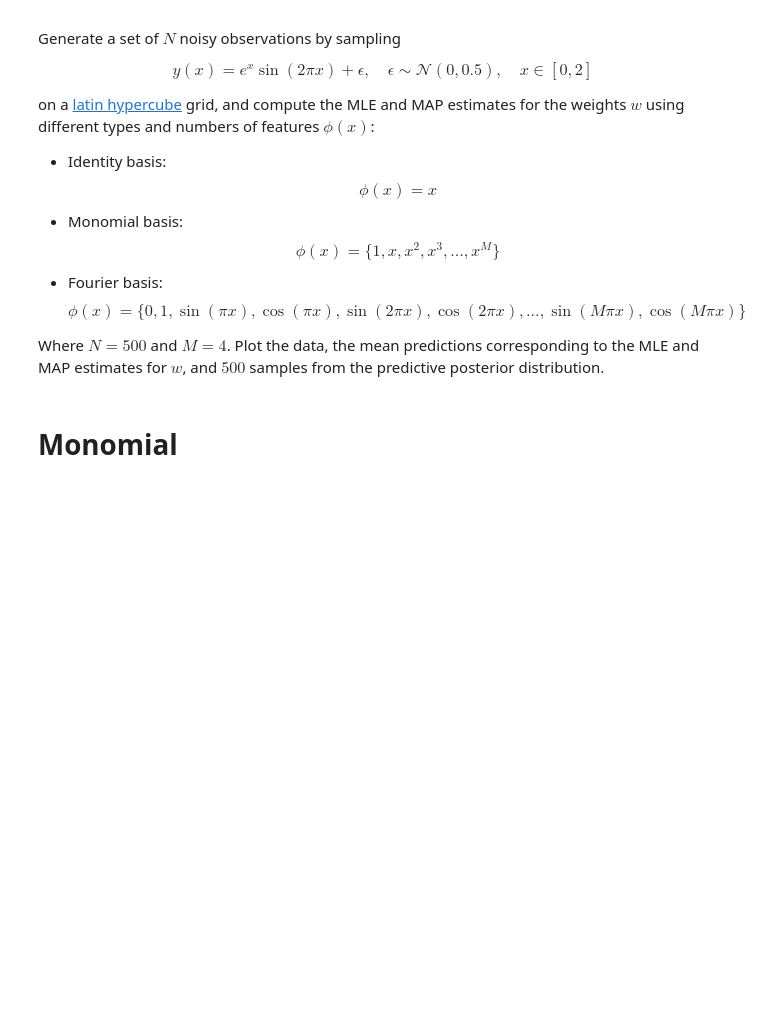
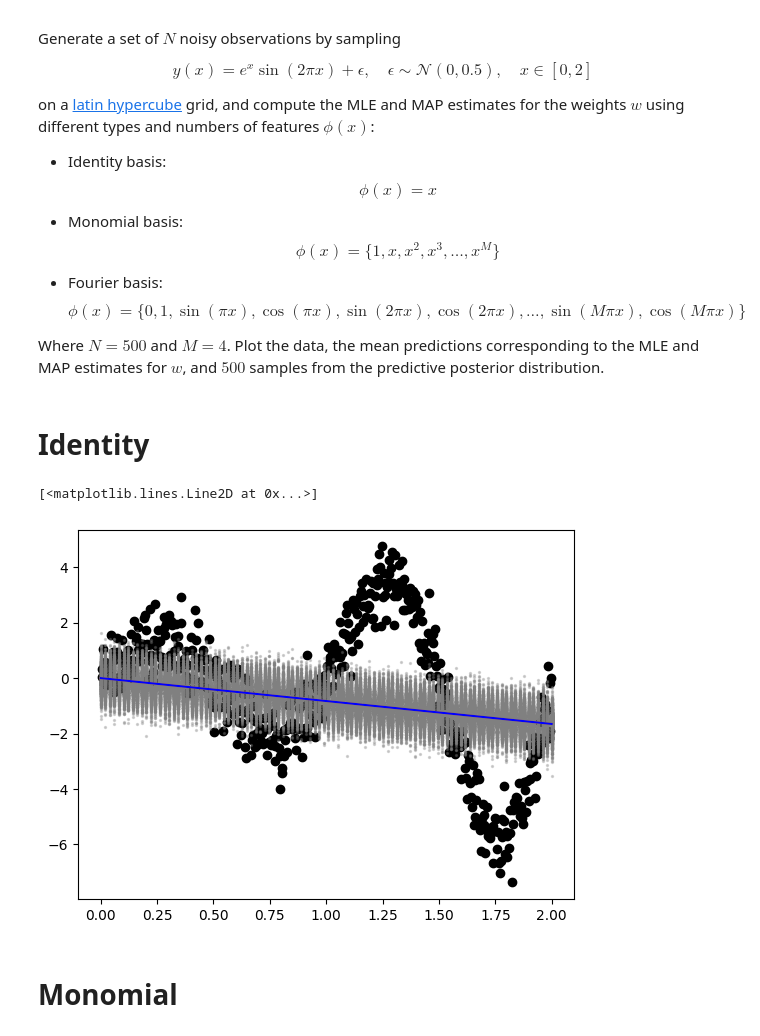
Before and after one commit to cnagata2002/ENM5310, a Jupyter notebook: HW/HW1/coding_assignment1_helper.ipynb, the cells around one changed output. Drawn from its saved outputs; the diff is of its cells as text; code cells hidden in the pictures; blank space fills up the shorter version.

```diff
--- a/HW/HW1/coding_assignment1_helper.ipynb
+++ b/HW/HW1/coding_assignment1_helper.ipynb
@@ -627,3 +628,5 @@ on a [latin hypercube](https://pythonhosted.org/pyDOE/randomized.html) grid, and
 - Fourier basis: $$ \phi(x) = \{0, 1, \sin(\pi x), \cos(\pi x), \sin(2\pi x), \cos(2\pi x), \dots, \sin(M\pi x), \cos(M\pi x)\} \quad (2M \text{ total features}) $$
 
 Where $N=500$ and $M=4$. Plot the data, the mean predictions corresponding to the MLE and MAP estimates for $w$, and $500$ samples from the predictive posterior distribution.
+# %% [markdown]
+# Identity
@@ -630,3 +662,31 @@ Where $N=500$ and $M=4$. Plot the data, the mean predictions corresponding to th
+# %%
+MAP_key, MAP_cov_key = random.split(MAP_key, 2)
+MLE_key, MLE_cov_key = random.split(MAP_key, 2)
+w_map = random.multivariate_normal(MAP_key,m_N_map,S_N_map,shape = (N,))
+x_plot = jnp.linspace(0,2,100)
+phi = jnp.array([x_plot]).T
+f_map = phi_map @ w_map.T
+
+
+mean_map = phi @ m_N_map
+covariance_map = jnp.eye(phi.shape[0])/alpha + phi @ S_N_map @ phi.T
+y_map_samples = random.multivariate_normal(MAP_cov_key, mean_map, covariance_map, shape = (N,)).flatten()
+x_map_samples = jnp.tile(x_plot,500)
+
+mean_mle = phi @ m_N_mle
+covariance_mle = jnp.eye(phi.shape[0])/alpha + phi @ S_N_mle @ phi.T
+y_mle_samples = random.multivariate_normal(MLE_cov_key, mean_mle, covariance_mle, shape = (N,)).flatten()
+x_mle_samples = jnp.tile(x_plot,500)
+
+
+plt.scatter(x,y, color = 'black')
+plt.scatter(x_map_samples, y_map_samples, alpha = 0.3, marker = 'o', s = 2, color = 'grey')
+plt.scatter(x_mle_samples, y_mle_samples, alpha = 0.3, marker = 'o', s = 2, color = 'grey')
+plt.plot(x_plot, mean_map,color = 'orange')
+plt.plot(x_plot, mean_mle,color = 'blue')
+# %% [output]
+[<matplotlib.lines.Line2D at 0x...>]
+[figure, added]
 # %% [markdown]
 # Monomial
 # %%
```
Also changed, not shown: parts of 9 cells of this notebook.
